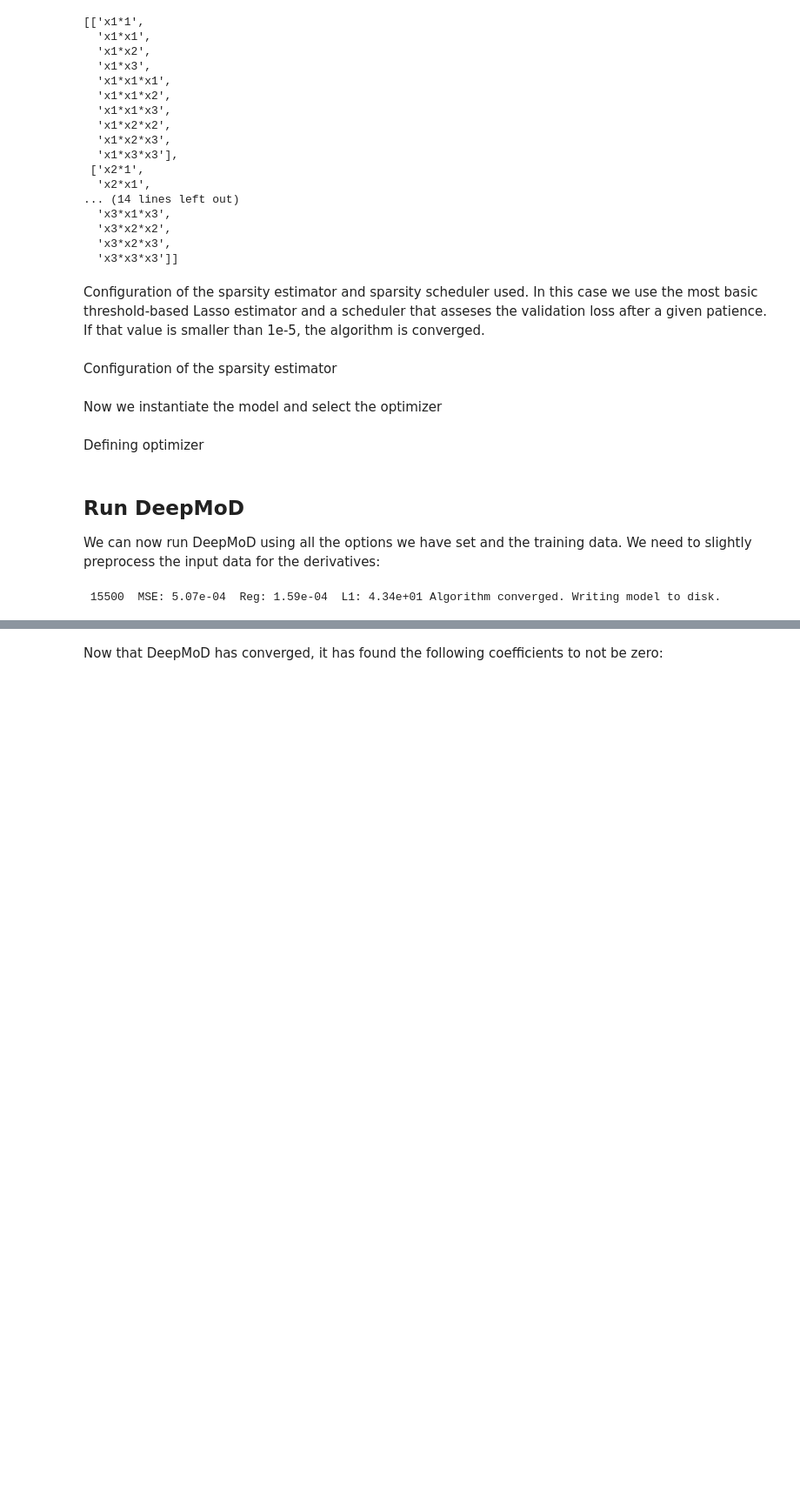
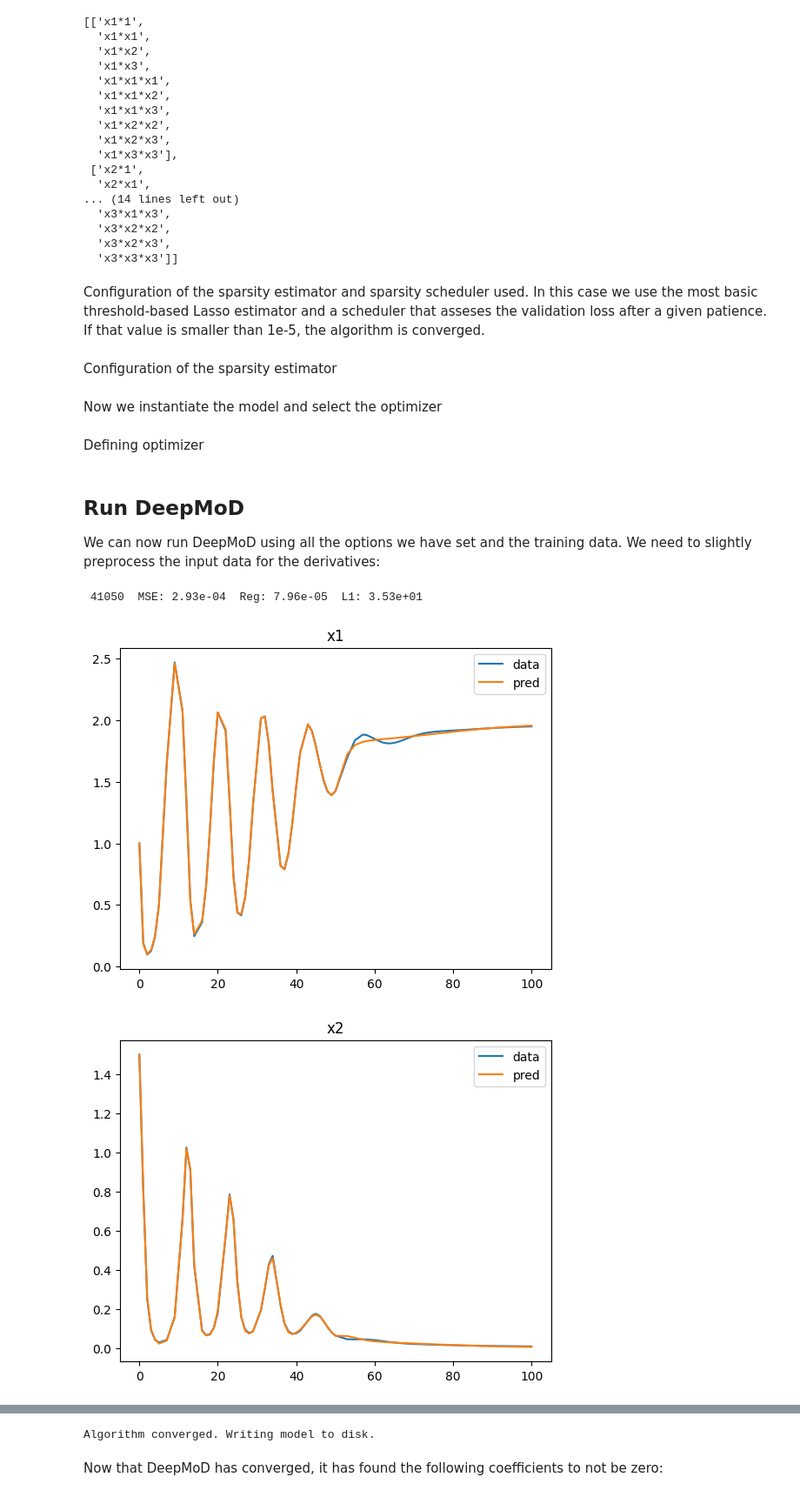
Before and after one commit to mariaproebstl/MScThesis, a Jupyter notebook: Python/DeePyMoD/own_ODE_Example_S3_DLV.ipynb, the cells around one changed output, grey strips where cells are left out. Shown at 87% size. Drawn from its saved outputs; the diff is of its cells as text; code cells hidden in the pictures; blank space fills up the shorter version.

```diff
--- a/Python/DeePyMoD/own_ODE_Example_S3_DLV.ipynb
+++ b/Python/DeePyMoD/own_ODE_Example_S3_DLV.ipynb
@@ -215,17 +216,20 @@ optimizer = torch.optim.Adam(
 
 We can now run DeepMoD using all the options we have set and the training data. We need to slightly preprocess the input data for the derivatives:
 # %%
-train(
+# train(
+training_adapted.train(
     model,
     train_dataloader,
     test_dataloader,
     optimizer,
     sparsity_scheduler,
     # log_dir='runs/coupled/',
-    log_dir="/data/deepymod/ODE_S4/",
+    log_dir="/data/deepymod/ODE_S3_DLV/",
     max_iterations=50000,
     delta=1e-3,
     patience=100,
 )
 # %% [output]
- 15500  MSE: 5.07e-04  Reg: 1.59e-04  L1: 4.34e+01 Algorithm converged. Writing model to disk.
+ 41050  MSE: 2.93e-04  Reg: 7.96e-05  L1: 3.53e+01
+[figure, added]
+[figure, added]
@@ -232,3 +237,4 @@ train(
+Algorithm converged. Writing model to disk.
 # %% [markdown]
 Now that DeepMoD has converged, it has found the following coefficients to not be zero:
 # %%
```
Also changed, not shown: parts of 17 cells of this notebook.
